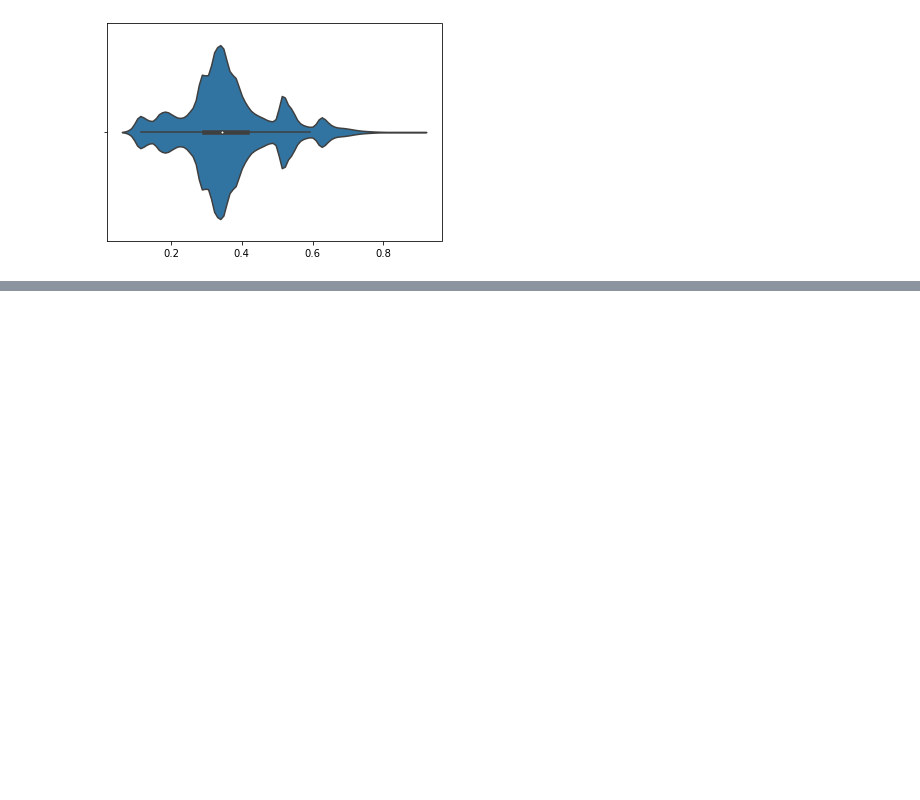
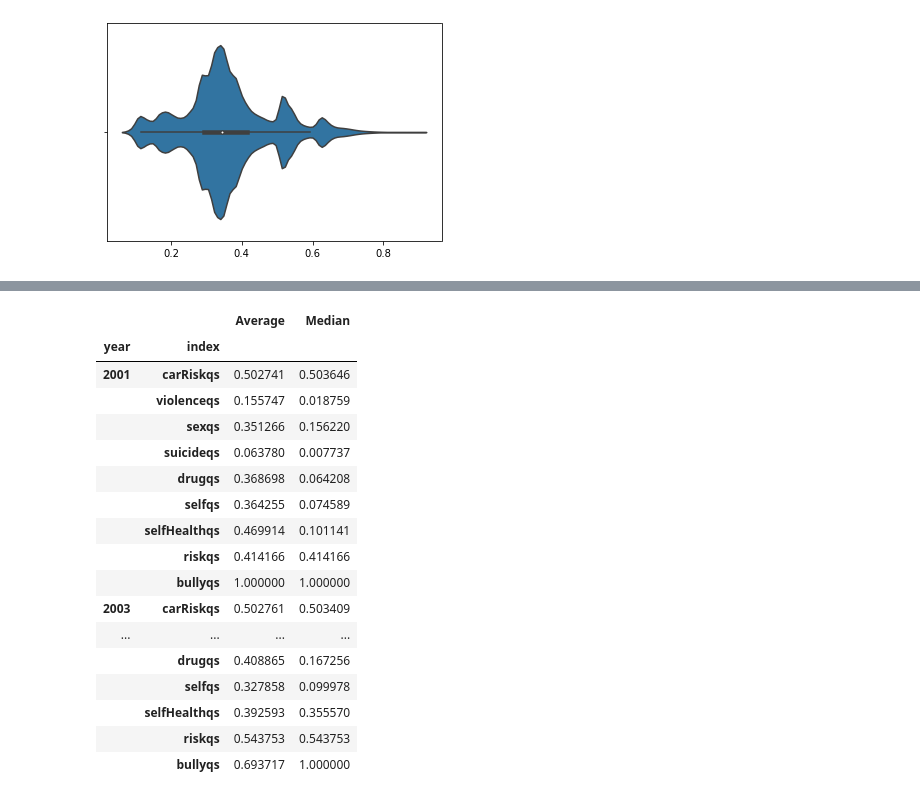
Before and after one commit to brodyee/STATS551_Project, a Jupyter notebook: eda/brodysEDA.ipynb, the cells around one changed output, grey strips where cells are left out. Drawn from its saved outputs; the diff is of its cells as text; code cells hidden in the pictures; blank space fills up the shorter version.

```diff
--- a/eda/brodysEDA.ipynb
+++ b/eda/brodysEDA.ipynb
@@ -163,0 +299,21 @@ survDatBefore10s.to_csv(root + "cleanSurvBefore10s.csv", index=False)
+# %%
+yearlyMissingQs.loc[2000:2010,]
+# %% [output]
+|  |  | Average | Median |
+| year | index |  |  |
+| 2001 | carRiskqs | 0.502741 | 0.503646 |
+|  | violenceqs | 0.155747 | 0.018759 |
+|  | sexqs | 0.351266 | 0.156220 |
+|  | suicideqs | 0.063780 | 0.007737 |
+|  | drugqs | 0.368698 | 0.064208 |
+|  | selfqs | 0.364255 | 0.074589 |
+|  | selfHealthqs | 0.469914 | 0.101141 |
+|  | riskqs | 0.414166 | 0.414166 |
+|  | bullyqs | 1.000000 | 1.000000 |
+| 2003 | carRiskqs | 0.502761 | 0.503409 |
+| ... | ... | ... | ... |
+|  | drugqs | 0.408865 | 0.167256 |
+|  | selfqs | 0.327858 | 0.099978 |
+|  | selfHealthqs | 0.392593 | 0.355570 |
+|  | riskqs | 0.543753 | 0.543753 |
+|  | bullyqs | 0.693717 | 1.000000 |
```
Also changed, not shown: parts of 12 cells of this notebook.
